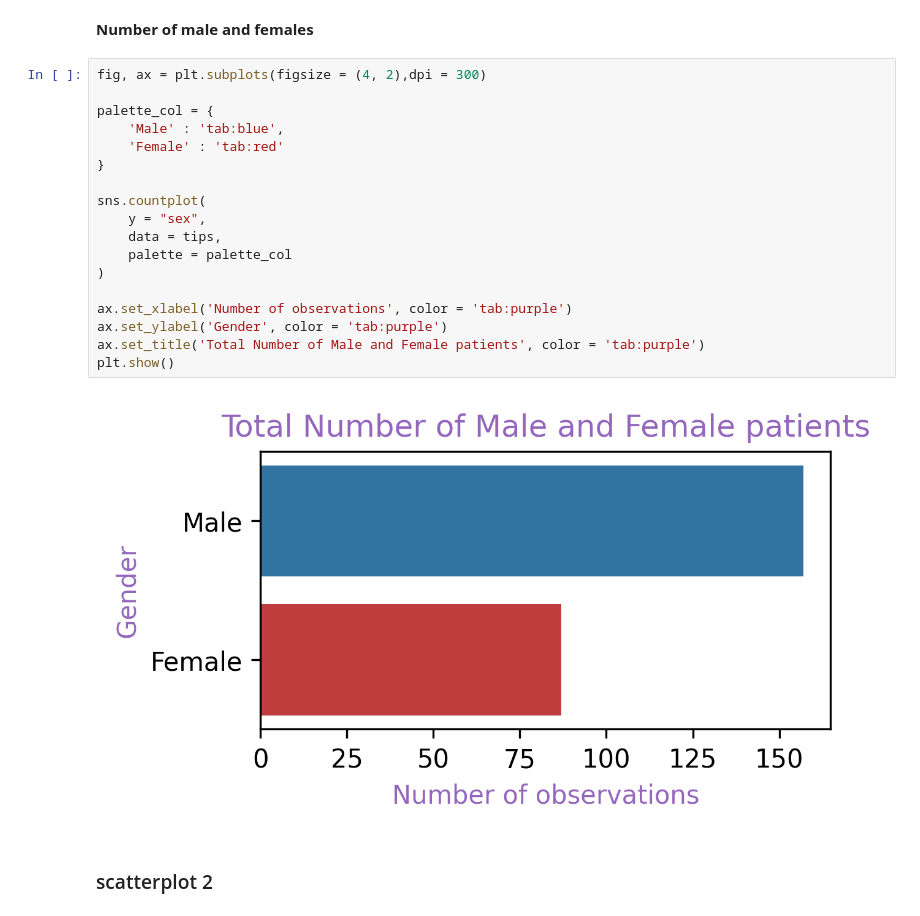
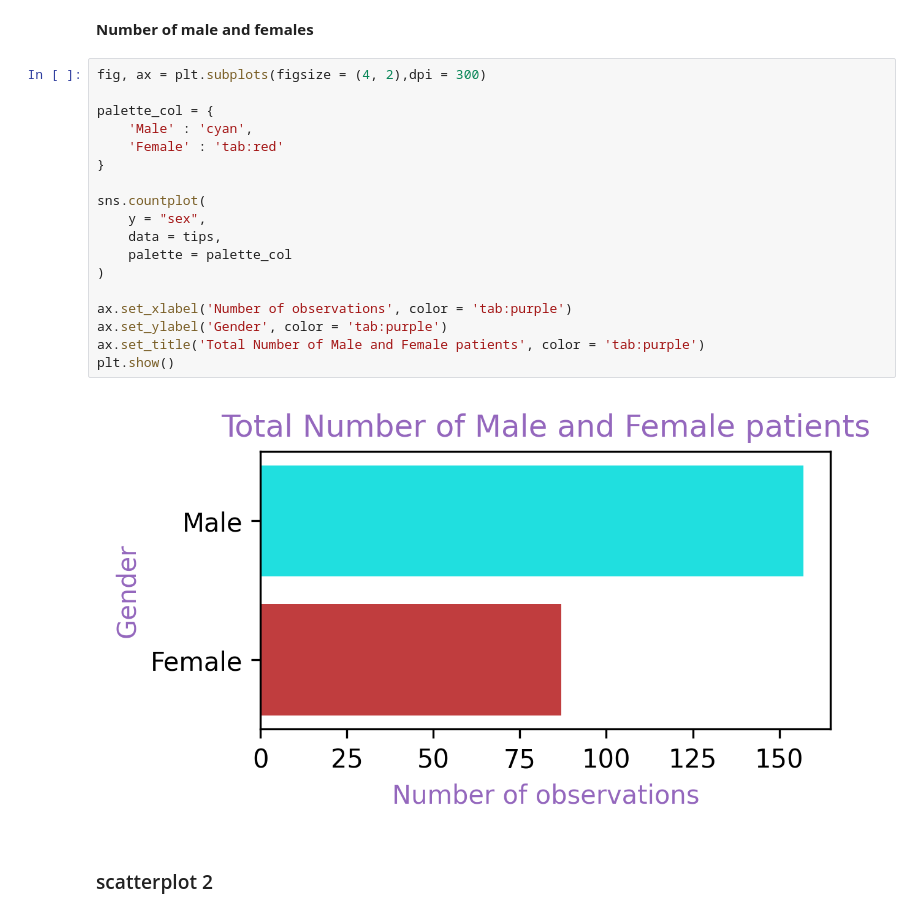
Before and after one commit to ishtiakrongon/Datacamp-Introduction_to_Data_Visualization_with_Seaborn, a Jupyter notebook: Visualizing two quantitative variables.ipynb, the cells around one changed output. Cells and saved outputs as stored; diff of their text form.

```diff
--- a/Visualizing two quantitative variables.ipynb
+++ b/Visualizing two quantitative variables.ipynb
@@ -41,23 +41,23 @@ sns.scatterplot(
 # %%
 fig, ax = plt.subplots(figsize = (4, 2),dpi = 300)
 
 palette_col = {
-    'Male' : 'tab:blue',
+    'Male' : 'cyan',
     'Female' : 'tab:red'
 }
 
 sns.countplot(
     y = "sex",
     data = tips,
     palette = palette_col
 )
 
 ax.set_xlabel('Number of observations', color = 'tab:purple')
 ax.set_ylabel('Gender', color = 'tab:purple')
 ax.set_title('Total Number of Male and Female patients', color = 'tab:purple')
 plt.show()
 # %% [output]
-[figure, old version]
+[figure, new version]
 # %% [markdown]
 ### scatterplot 2
 # %%
```
Also changed, not shown: parts of 16 cells of this notebook.
